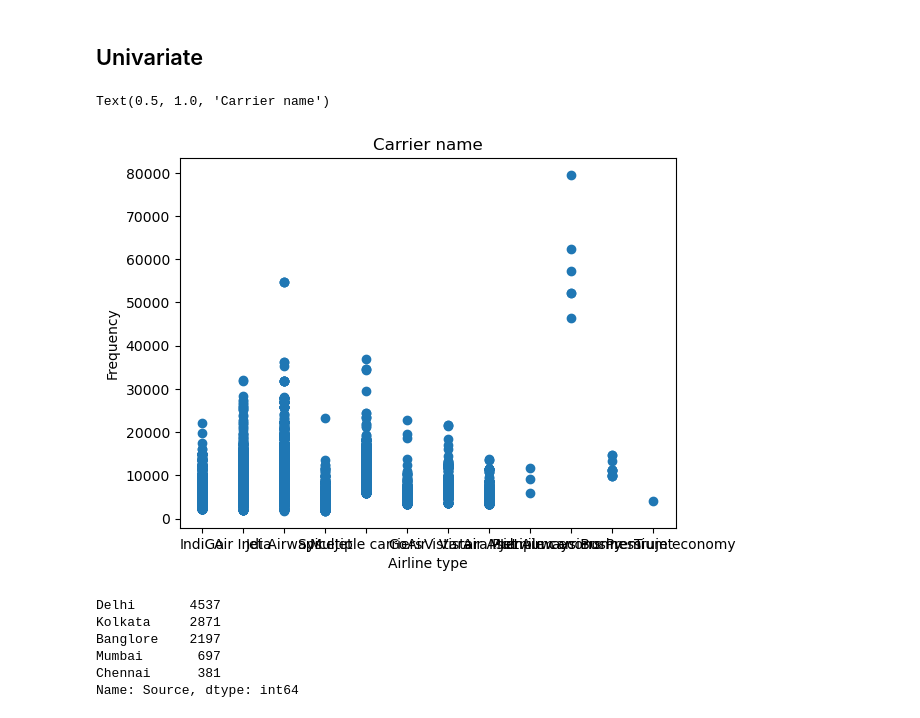
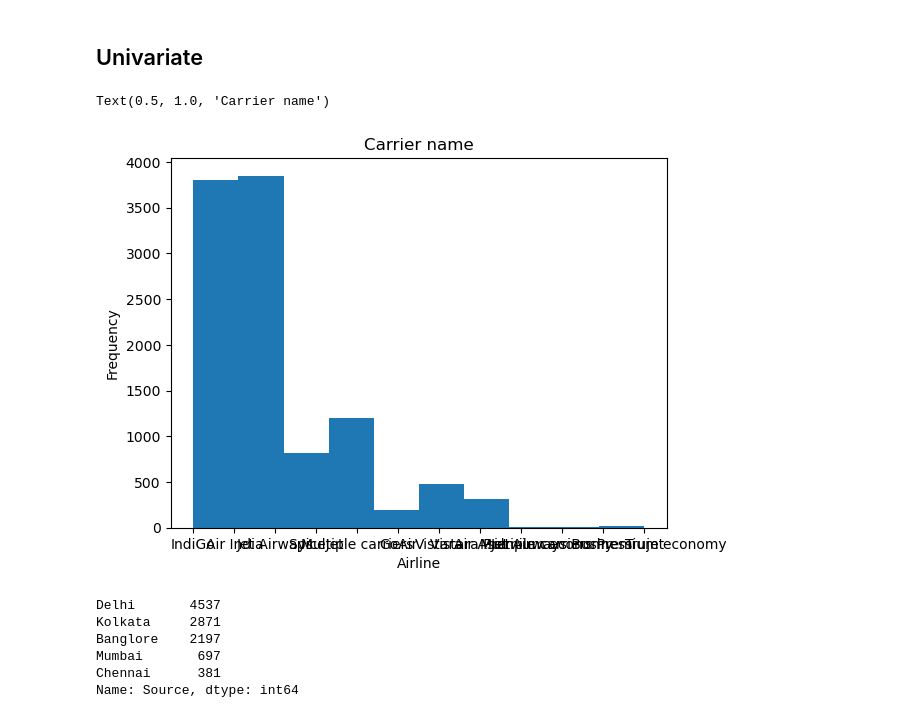
Before and after one commit to Bubllo/Applied_Data_Science_Project, a Jupyter notebook: Flight Price Prediction .ipynb, the cells around one changed output. Cells and saved outputs as stored; diff of their text form; code cells hidden in the pictures.

```diff
--- a/Flight Price Prediction .ipynb
+++ b/Flight Price Prediction .ipynb
@@ -63,13 +63,13 @@ memory usage: 918.2+ KB
 ## Univariate
 # %%
 #carrier frequency
-plt.scatter(data['Airline'],data['Price'])
-plt.xlabel('Airline type')
+plt.hist(data['Airline'])
+plt.xlabel('Airline')
 plt.ylabel('Frequency')
 plt.title('Carrier name')
 # %% [output]
 Text(0.5, 1.0, 'Carrier name')
-[figure, old version]
+[figure, new version]
 # %%
 #source city
 scity=data['Source'].value_counts()
```
Also changed, not shown: parts of 28 cells of this notebook.
